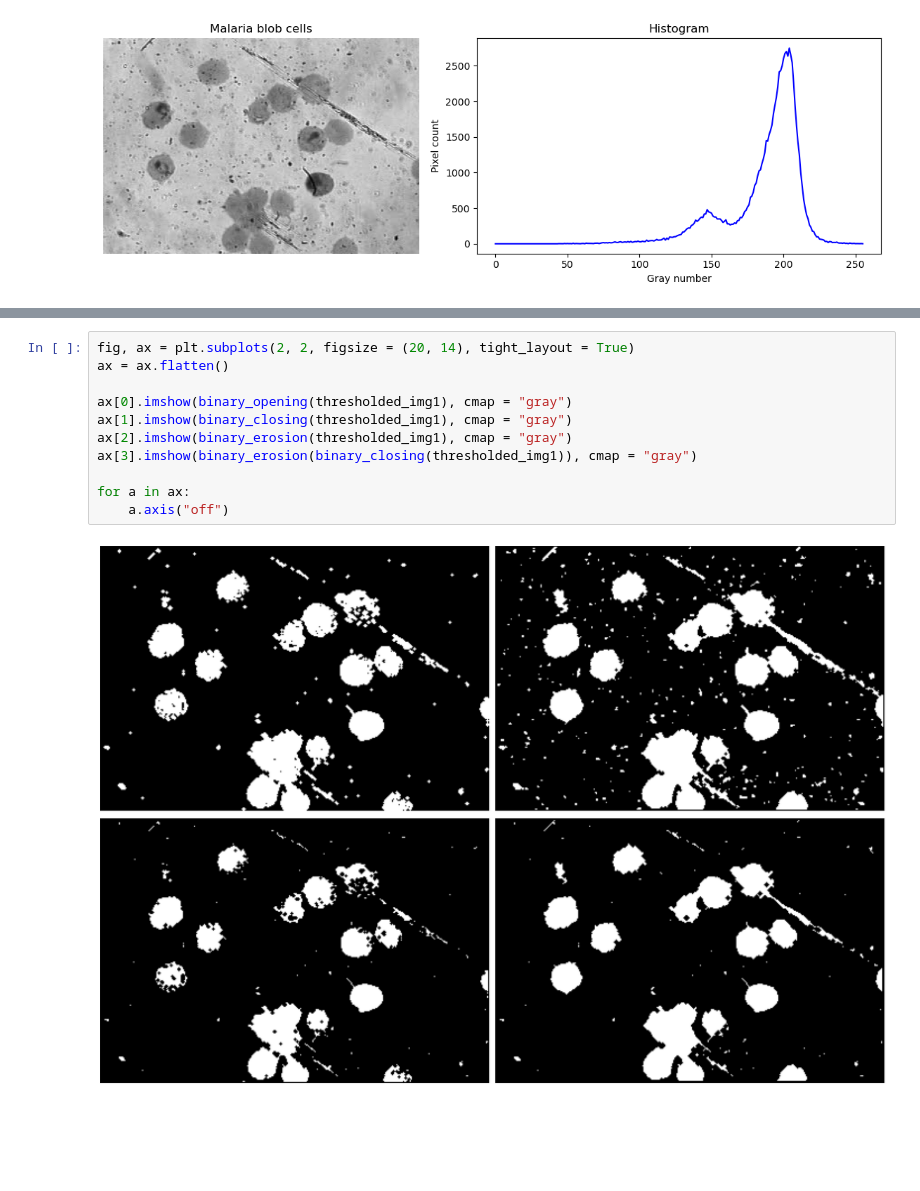
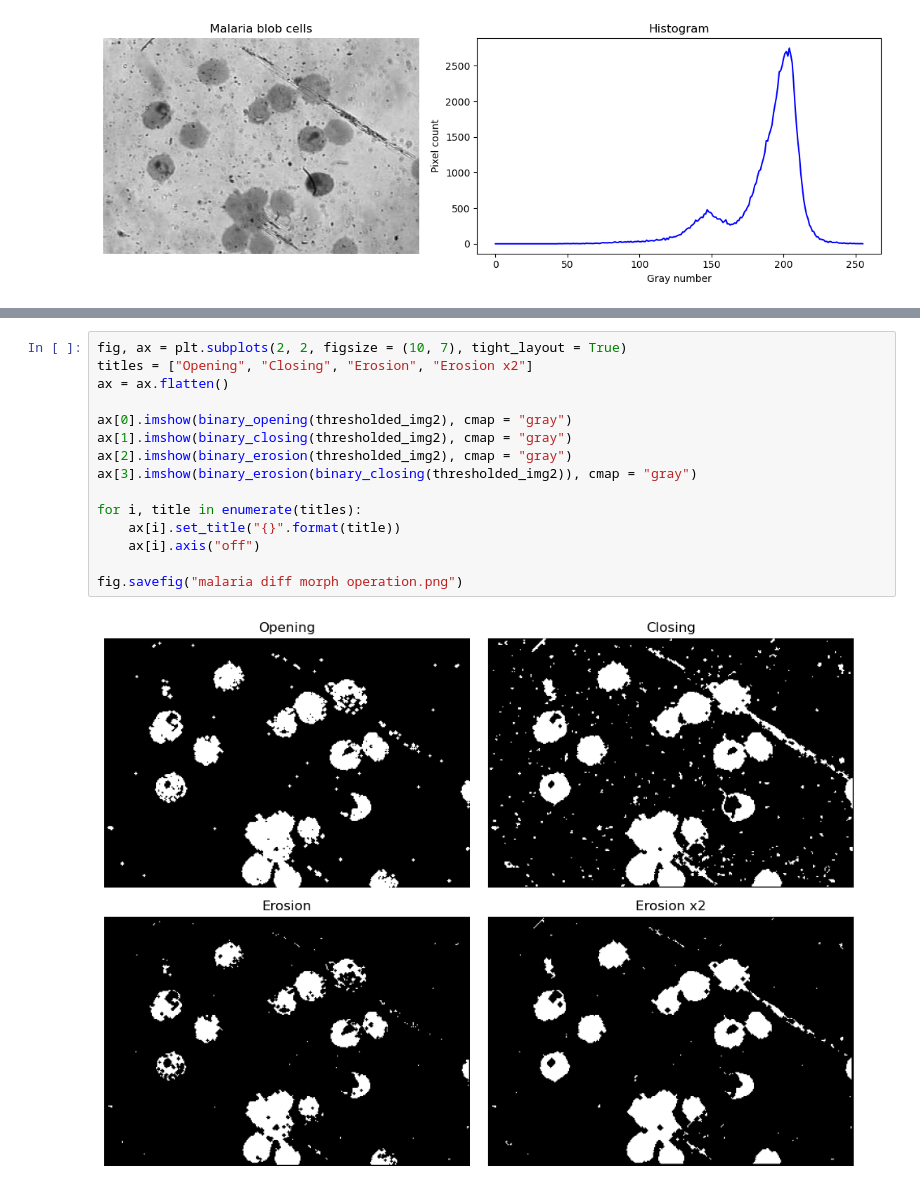
Before and after one commit to npcrmns/App-Physics-157, a Jupyter notebook: [6] Morphological Operations/Morphological Operations.ipynb, the cells around one changed output, grey strips where cells are left out. Drawn from its saved outputs; the diff is of its cells as text; blank space fills up the shorter version.

```diff
--- a/[6] Morphological Operations/Morphological Operations.ipynb
+++ b/[6] Morphological Operations/Morphological Operations.ipynb
@@ -141,15 +143,19 @@ for a in ax:
 # %% [output]
 [figure]
 # %%
-fig, ax = plt.subplots(2, 2, figsize = (20, 14), tight_layout = True)
+fig, ax = plt.subplots(2, 2, figsize = (10, 7), tight_layout = True)
+titles = ["Opening", "Closing", "Erosion", "Erosion x2"]
 ax = ax.flatten()
 
-ax[0].imshow(binary_opening(thresholded_img1), cmap = "gray")
-ax[1].imshow(binary_closing(thresholded_img1), cmap = "gray")
-ax[2].imshow(binary_erosion(thresholded_img1), cmap = "gray")
-ax[3].imshow(binary_erosion(binary_closing(thresholded_img1)), cmap = "gray")
+ax[0].imshow(binary_opening(thresholded_img2), cmap = "gray")
+ax[1].imshow(binary_closing(thresholded_img2), cmap = "gray")
+ax[2].imshow(binary_erosion(thresholded_img2), cmap = "gray")
+ax[3].imshow(binary_erosion(binary_closing(thresholded_img2)), cmap = "gray")
 
-for a in ax:
-    a.axis("off")
+for i, title in enumerate(titles):
+    ax[i].set_title("{}".format(title))
+    ax[i].axis("off")
+
+fig.savefig("malaria diff morph operation.png")
 # %% [output]
-[figure, old version]
+[figure, new version]
```
Also changed, not shown: parts of 1 cell of this notebook, 2 other files.
